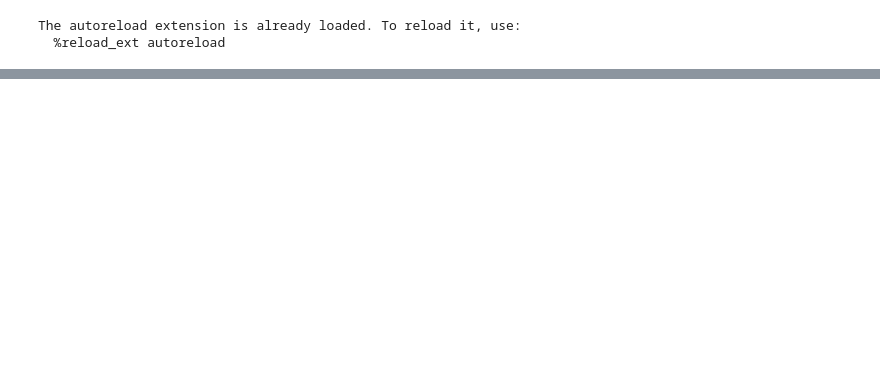
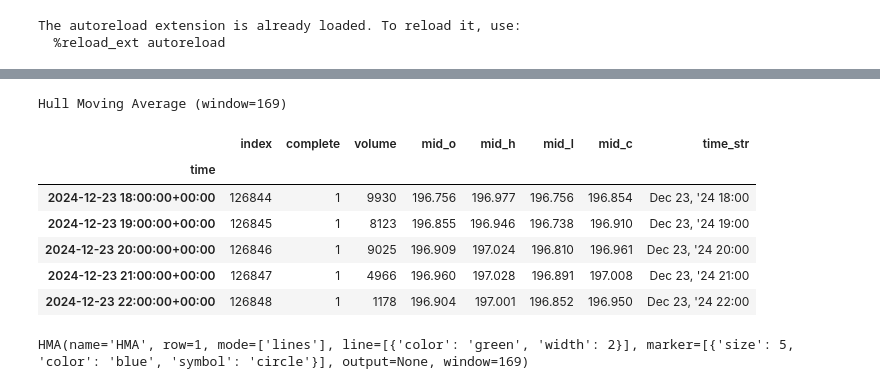
Before and after one commit to gzarruk/galgoz, a Jupyter notebook: notebooks/strategy_galgoz_standard.ipynb, the cells around one changed output, grey strips where cells are left out. Saved outputs shown, nothing was run; the diff lists cells and outputs as text; code cells hidden in the pictures; blank space fills up the shorter version.

```diff
--- a/notebooks/strategy_galgoz_standard.ipynb
+++ b/notebooks/strategy_galgoz_standard.ipynb
@@ -49,0 +33,4 @@ indicators[0]
+# %%
+print(HMA(df_plot))
+# %% [output]
+Hull Moving Average (window=169)
@@ -49,0 +39,10 @@ indicators[0]
+# %%
+df_plot.head()
+# %% [output]
+|  | index | complete | volume | mid_o | mid_h | mid_l | mid_c | time_str |
+| time |  |  |  |  |  |  |  |  |
+| 2024-12-23 18:00:00+00:00 | 126844 | 1 | 9930 | 196.756 | 196.977 | 196.756 | 196.854 | Dec 23, '24 18:00 |
+| 2024-12-23 19:00:00+00:00 | 126845 | 1 | 8123 | 196.855 | 196.946 | 196.738 | 196.910 | Dec 23, '24 19:00 |
+| 2024-12-23 20:00:00+00:00 | 126846 | 1 | 9025 | 196.909 | 197.024 | 196.810 | 196.961 | Dec 23, '24 20:00 |
+| 2024-12-23 21:00:00+00:00 | 126847 | 1 | 4966 | 196.960 | 197.028 | 196.891 | 197.008 | Dec 23, '24 21:00 |
+| 2024-12-23 22:00:00+00:00 | 126848 | 1 | 1178 | 196.904 | 197.001 | 196.852 | 196.950 | Dec 23, '24 22:00 |
@@ -49,0 +51,4 @@ indicators[0]
+# %%
+hma
+# %% [output]
+HMA(name='HMA', row=1, mode=['lines'], line=[{'color': 'green', 'width': 2}], marker=[{'size': 5, 'color': 'blue', 'symbol': 'circle'}], output=None, window=169)
```
Also changed, not shown: parts of 6 cells of this notebook, 5 other files.
